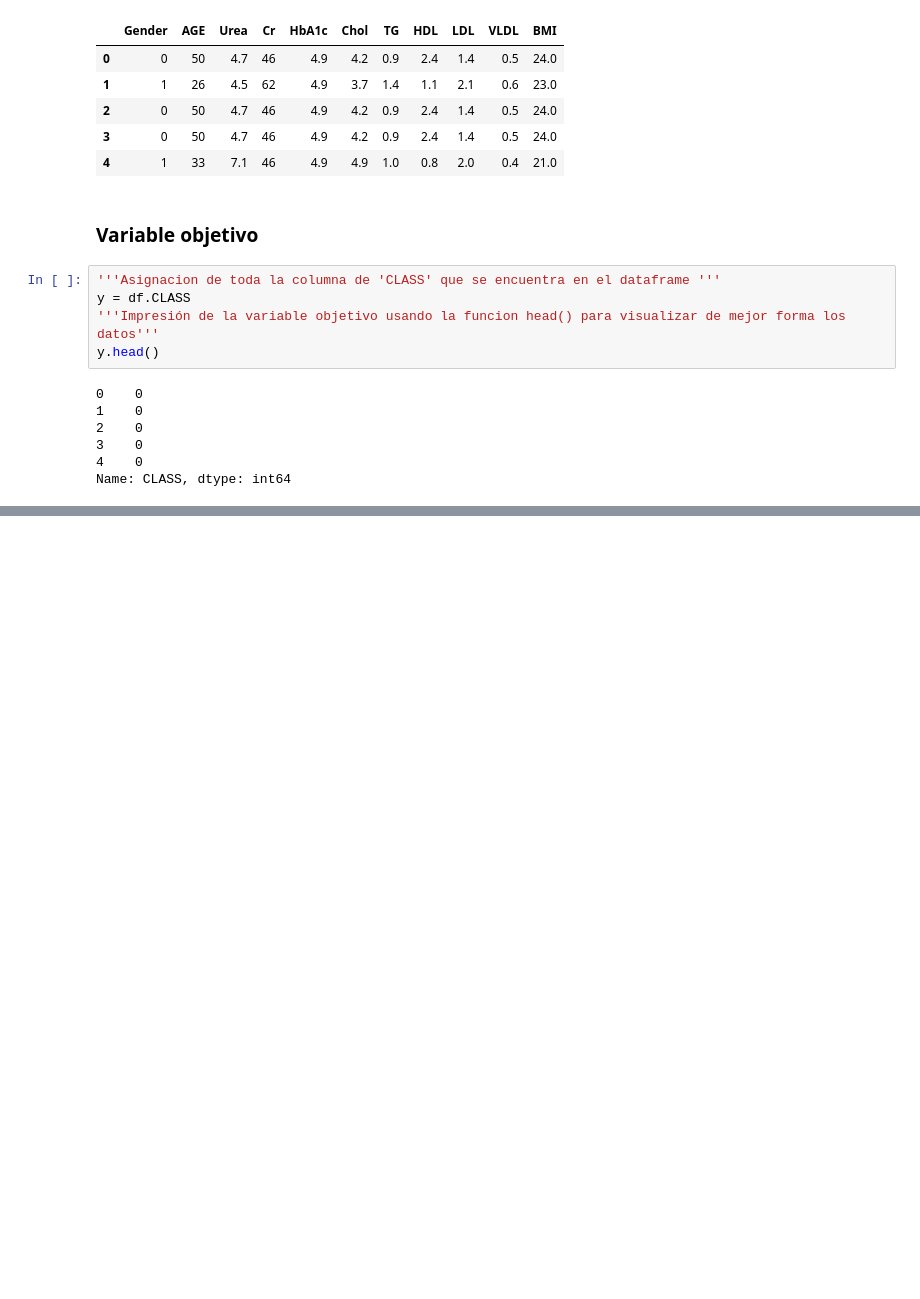
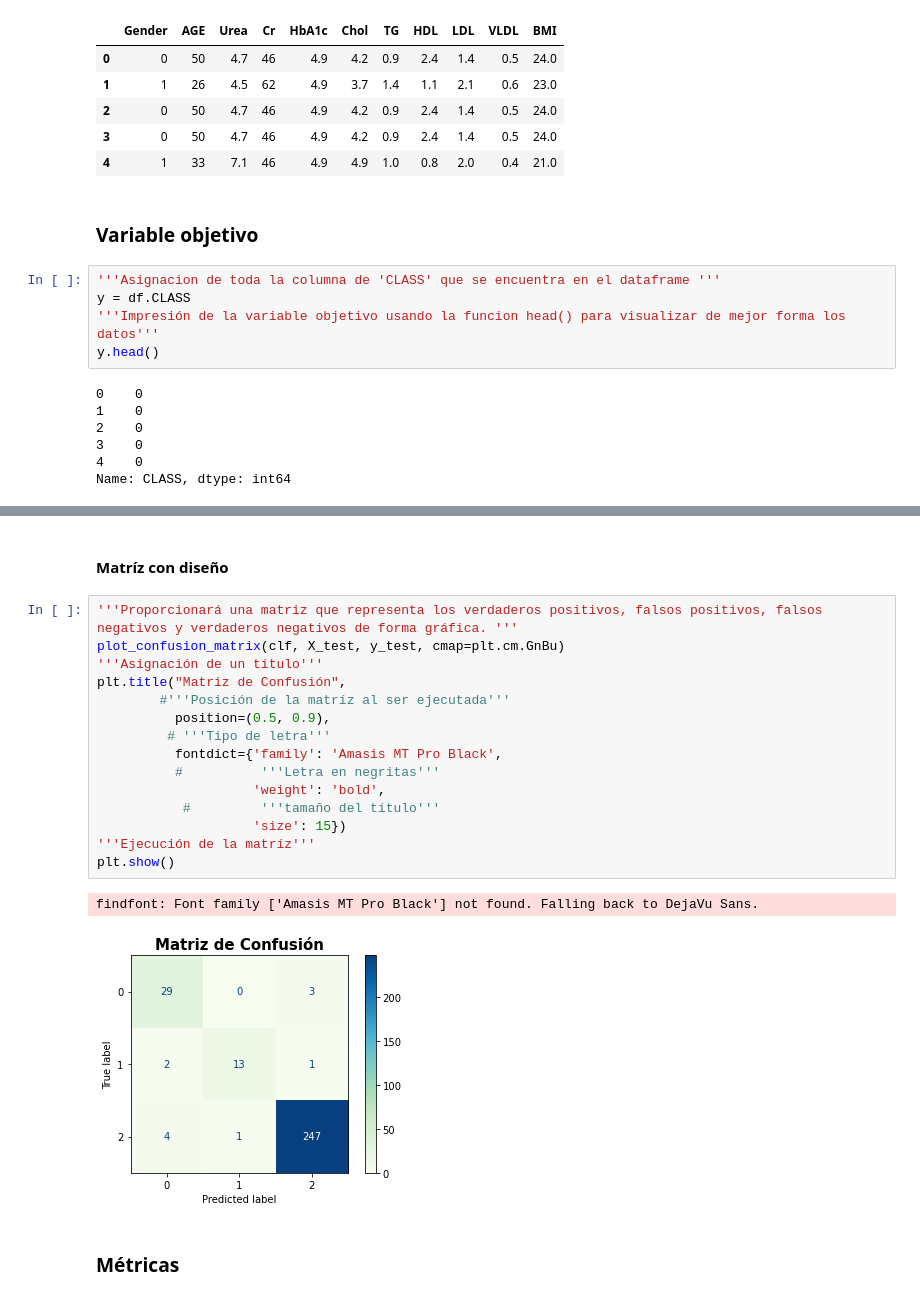
Before and after one commit to leslypisco/Arbol_Decision, a Jupyter notebook: Arbol-U2-Lab1.ipynb, the cells around one changed output, grey strips where cells are left out. Drawn from its saved outputs; the diff is of its cells as text; blank space fills up the shorter version.

Commit message:
Creación de la matríz de confusión en array y diseño, con sus respectivas métricas

```diff
--- a/Arbol-U2-Lab1.ipynb
+++ b/Arbol-U2-Lab1.ipynb
@@ -168,0 +182,22 @@ y_pred = clf.predict(X_test)
+# %% [markdown]
+#### Matríz con diseño
+# %%
+'''Proporcionará una matriz que representa los verdaderos positivos, falsos positivos, falsos negativos y verdaderos negativos de forma gráfica. '''
+plot_confusion_matrix(clf, X_test, y_test, cmap=plt.cm.GnBu)
+'''Asignación de un título'''
+plt.title("Matriz de Confusión",
+        #'''Posición de la matríz al ser ejecutada'''
+          position=(0.5, 0.9),
+         # '''Tipo de letra'''
+          fontdict={'family': 'Amasis MT Pro Black',
+          #          '''Letra en negritas'''
+                    'weight': 'bold',
+           #         '''tamaño del título'''
+                    'size': 15})
+'''Ejecución de la matríz'''
+plt.show()
+# %% [output]
+findfont: Font family ['Amasis MT Pro Black'] not found. Falling back to DejaVu Sans.
+[figure, added]
+# %% [markdown]
+### Métricas
```
Also changed, not shown: parts of 12 cells of this notebook.
